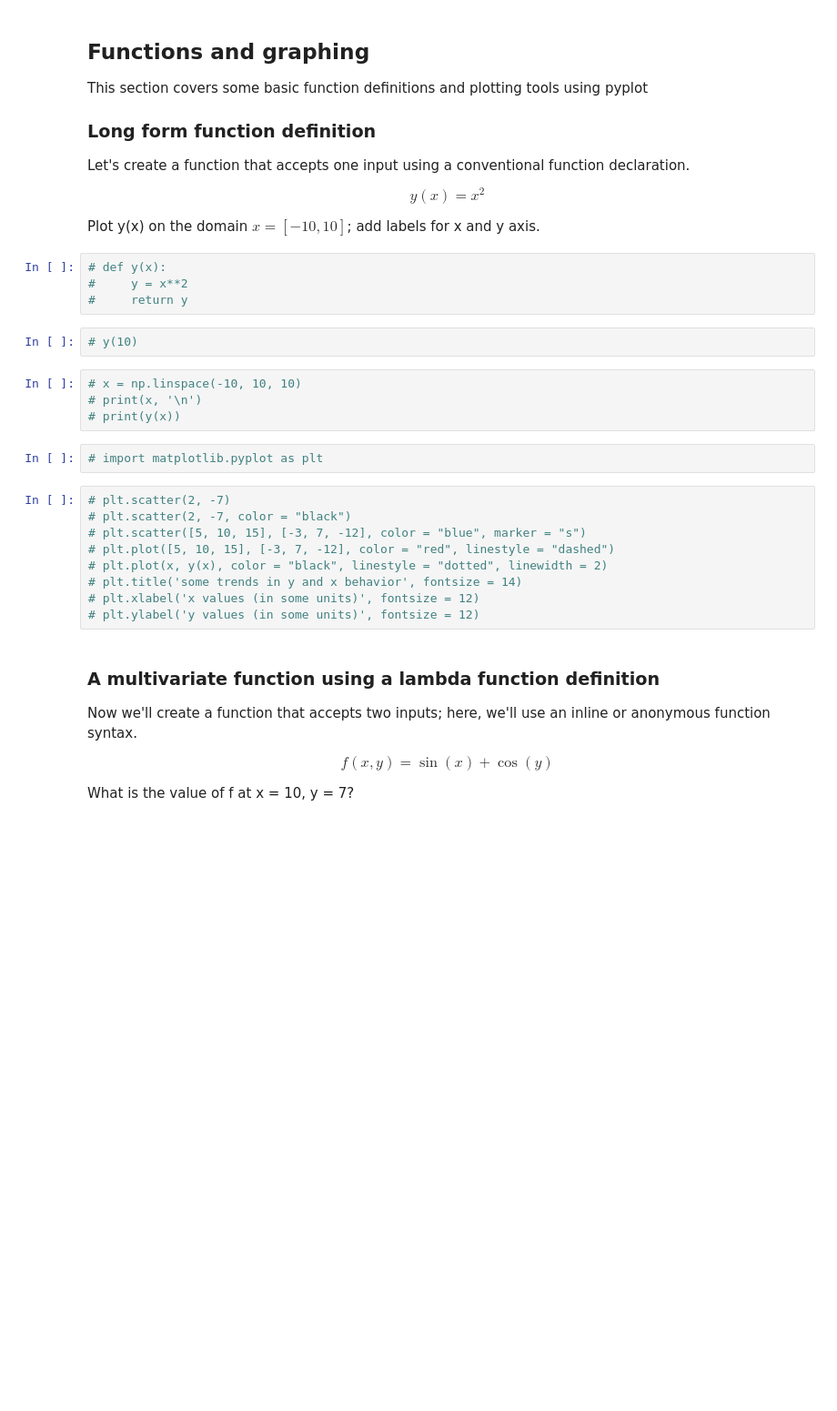
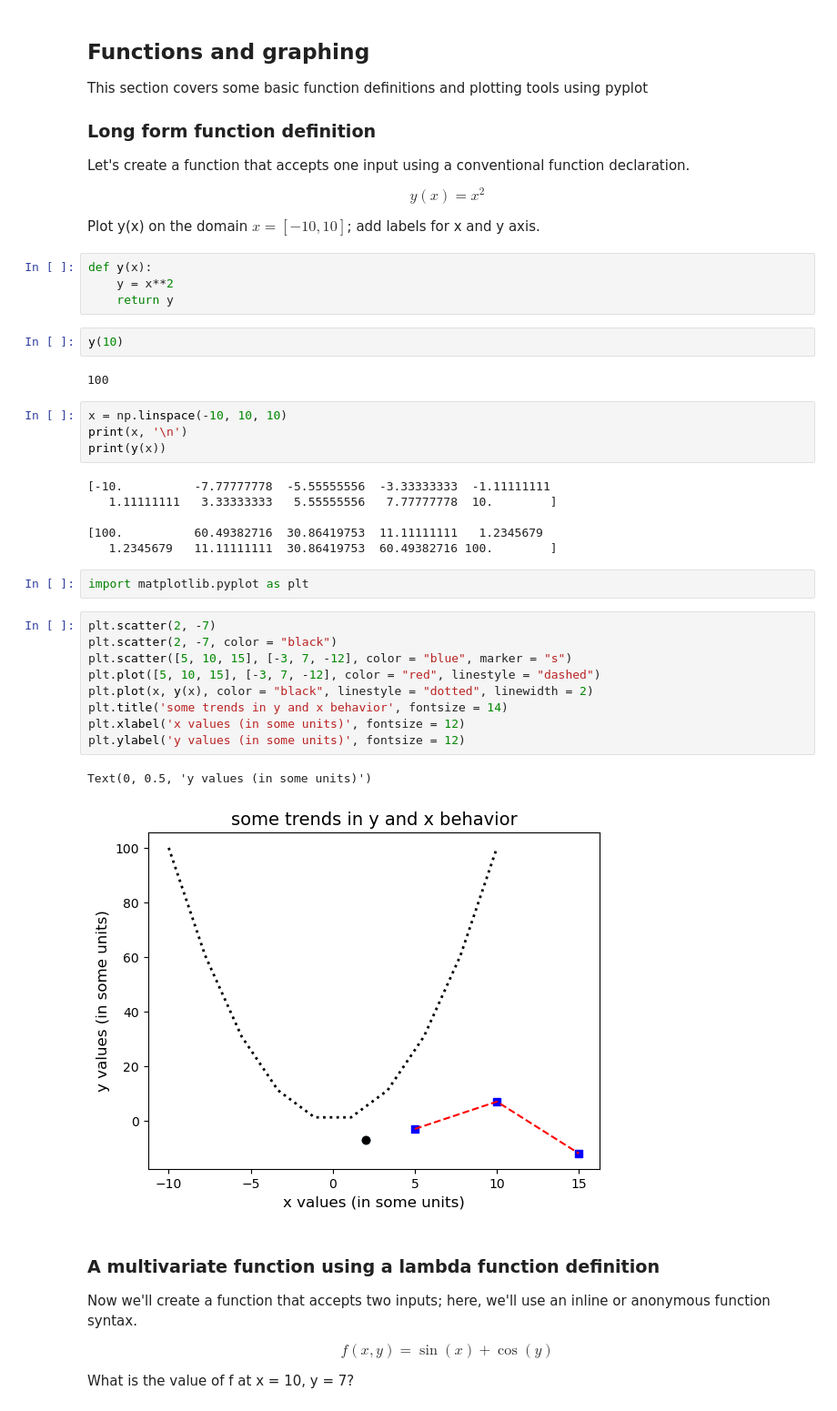
Before and after one commit to jqbond/CEN587, a Jupyter notebook: Notebooks/587-N03.ipynb, the cells around one changed output. Shown at 91% size. Cells and saved outputs as stored; diff of their text form; blank space fills up the shorter version.

```diff
--- a/Notebooks/587-N03.ipynb
+++ b/Notebooks/587-N03.ipynb
@@ -412,26 +528,37 @@ $$ y(x) = x^2$$
 
 Plot y(x) on the domain $x = [-10, 10]$; add labels for x and y axis.
 # %%
-# def y(x):
-#     y = x**2
-#     return y
+def y(x):
+    y = x**2
+    return y
-# %%
-# y(10)
+# %%
+y(10)
+# %% [output]
+100
 # %%
-# x = np.linspace(-10, 10, 10)
-# print(x, '\n')
-# print(y(x))
+x = np.linspace(-10, 10, 10)
+print(x, '\n')
+print(y(x))
+# %% [output]
+[-10.          -7.77777778  -5.55555556  -3.33333333  -1.11111111
+   1.11111111   3.33333333   5.55555556   7.77777778  10.        ]
+
+[100.          60.49382716  30.86419753  11.11111111   1.2345679
+   1.2345679   11.11111111  30.86419753  60.49382716 100.        ]
 # %%
-# import matplotlib.pyplot as plt
+import matplotlib.pyplot as plt
 # %%
-# plt.scatter(2, -7)
-# plt.scatter(2, -7, color = "black")
-# plt.scatter([5, 10, 15], [-3, 7, -12], color = "blue", marker = "s")
-# plt.plot([5, 10, 15], [-3, 7, -12], color = "red", linestyle = "dashed")
-# plt.plot(x, y(x), color = "black", linestyle = "dotted", linewidth = 2)
-# plt.title('some trends in y and x behavior', fontsize = 14)
-# plt.xlabel('x values (in some units)', fontsize = 12)
-# plt.ylabel('y values (in some units)', fontsize = 12)
+plt.scatter(2, -7)
+plt.scatter(2, -7, color = "black")
+plt.scatter([5, 10, 15], [-3, 7, -12], color = "blue", marker = "s")
+plt.plot([5, 10, 15], [-3, 7, -12], color = "red", linestyle = "dashed")
+plt.plot(x, y(x), color = "black", linestyle = "dotted", linewidth = 2)
+plt.title('some trends in y and x behavior', fontsize = 14)
+plt.xlabel('x values (in some units)', fontsize = 12)
+plt.ylabel('y values (in some units)', fontsize = 12)
+# %% [output]
+Text(0, 0.5, 'y values (in some units)')
+[figure, added]
 # %% [markdown]
 ### A multivariate function using a lambda function definition
 
```
Also changed, not shown: parts of 35 cells of this notebook, 1 other file.
